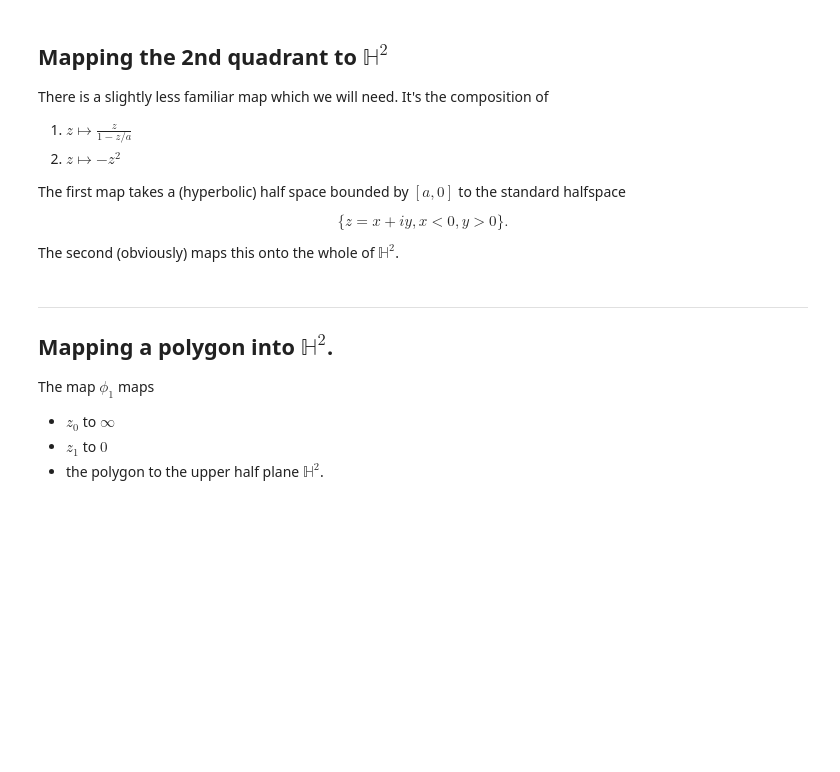
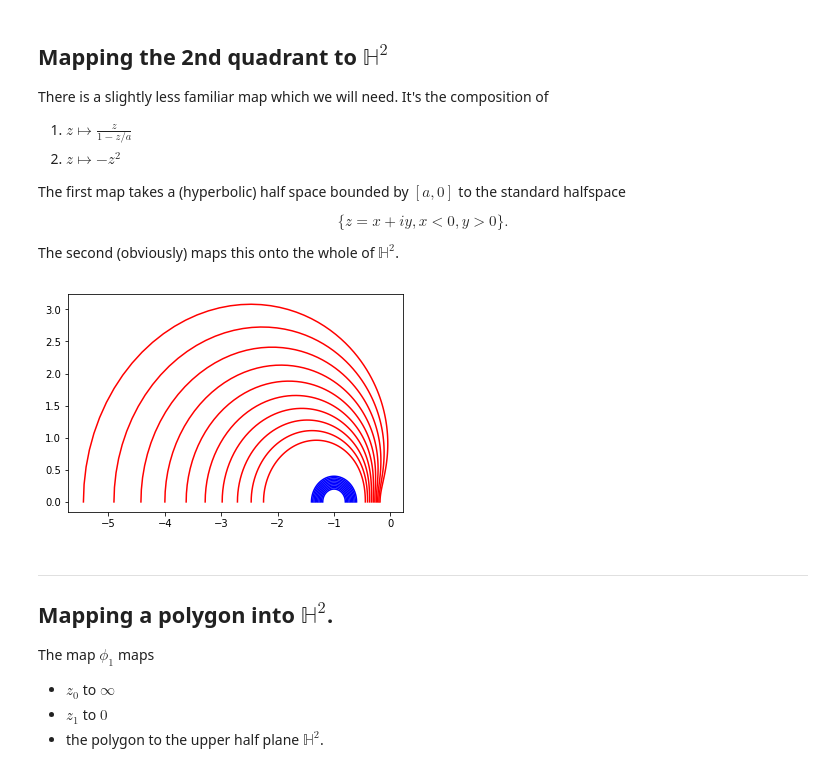
Before and after one commit to macbuse/CONFORMAL, a Jupyter notebook: zipper_conf_prod.ipynb, the cells around one changed output. Drawn from its saved outputs; the diff is of its cells as text; code cells hidden in the pictures; blank space fills up the shorter version.

```diff
--- a/zipper_conf_prod.ipynb
+++ b/zipper_conf_prod.ipynb
@@ -213,6 +213,20 @@ def plane2half(a,z):
     if sq.imag*z.imag < 0:
         sq *= -1
     return sq*a/(1j*a + sq)
+# %%
+T = np.linspace(0, np.pi, 120)
+ZS = np.cos(T) + 1J*np.sin(T)
+
+R  = .4
+
+for r in np.linspace(.2, R, 10):
+    plt_cplx( r*ZS - 1, sty='b-')
+
+for r in np.linspace(.2, R, 10):
+    WS = np.array(list(map(lambda z: half2plane(-2, z), r*ZS - 1)))
+    plt_cplx(WS)
+# %% [output]
+[figure, added]
 # %% [markdown]
 ---
 ## Mapping a polygon into $\mathbb{H}^2$.
```
Also changed, not shown: parts of 4 cells of this notebook.
